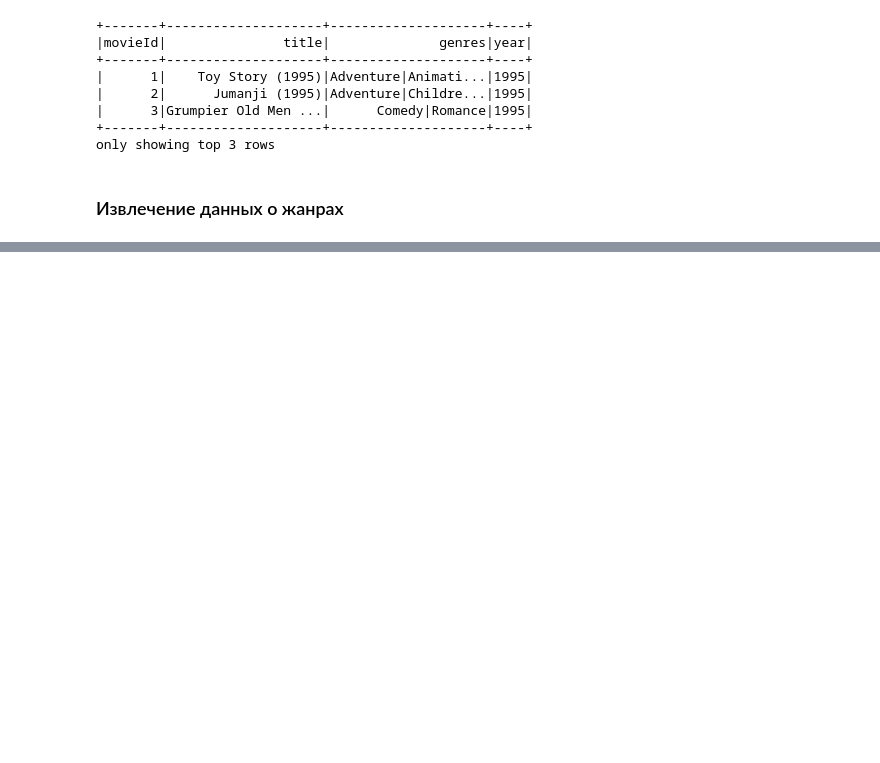
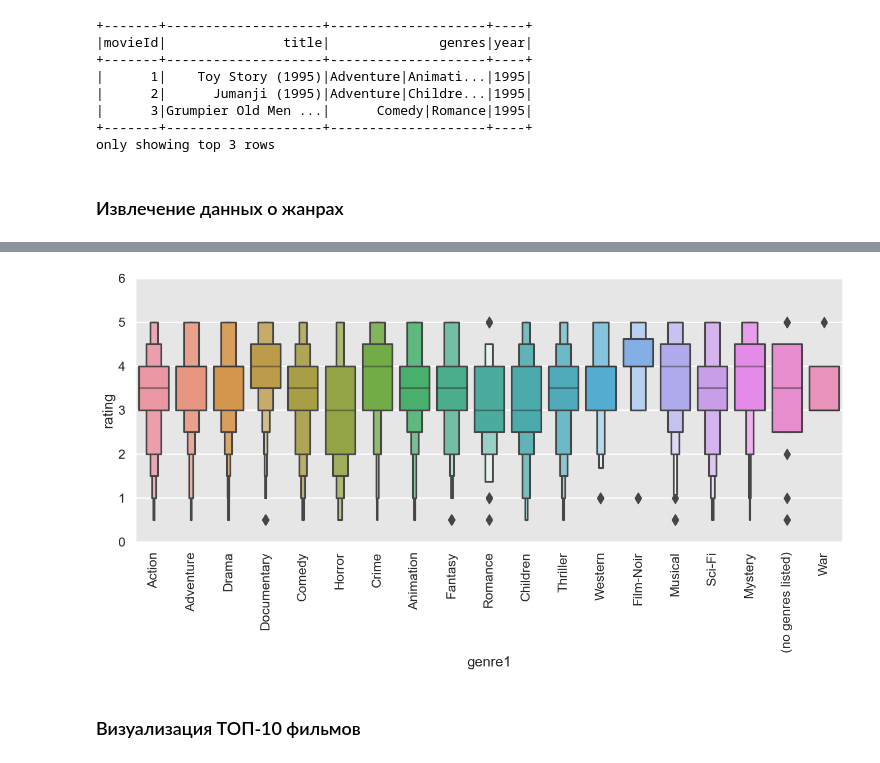
Before and after one commit to Nikolay-KY/big_data_02_24, a Jupyter notebook: day_18.ipynb, the cells around one changed output, grey strips where cells are left out. Cells and saved outputs as stored; diff of their text form; code cells hidden in the pictures; blank space fills up the shorter version.

```diff
--- a/day_18.ipynb
+++ b/day_18.ipynb
@@ -184,0 +502,17 @@ only showing top 20 rows
+# %%
+sample_df1 = df1.select(["userId", "movieId", "rating"])
+cols = ["movieId", "genre1"]
+b1 = df3[cols]
+box_genre = sample_df1.join(b1, on="movieId", how="inner").toPandas()
+# %%
+sns.set(rc={"figure.figsize": (16,6)})
+sns.set_context("talk")
+sns.set_style("darkgrid", {"axes.facecolor": "0.9"})
+sns.boxenplot(x=box_genre.genre1, y=box_genre.rating, data=box_genre)
+plt.xticks(rotation=90)
+plt.ylim(0,6)
+plt.show()
+# %% [output]
+[figure, added]
+# %% [markdown]
+### Визуализация ТОП-10 фильмов
```
Also changed, not shown: parts of 30 cells of this notebook.
